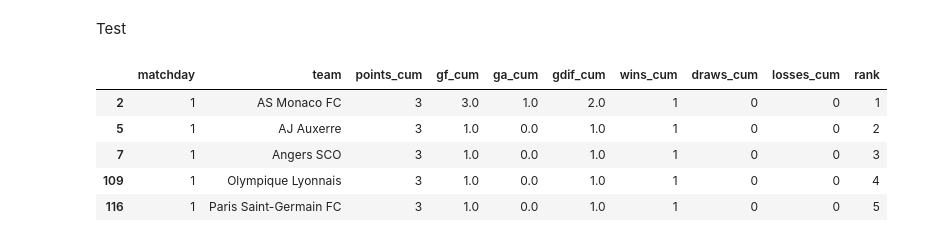
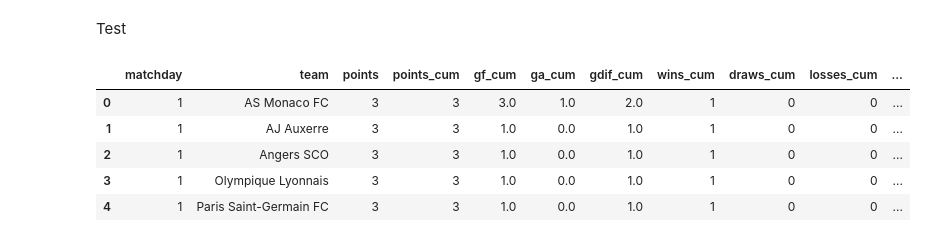
Before and after one commit to judithbreaud/ligue1_viz, a Jupyter notebook: notebooks/explore.ipynb, the cells around one changed output. Saved outputs shown, nothing was run; the diff lists cells and outputs as text; code cells hidden in the pictures.

```diff
--- a/notebooks/explore.ipynb
+++ b/notebooks/explore.ipynb
@@ -6,24 +6,16 @@ import pandas as pd             # manipulation de données tabulaires
 import sys
 import os
 import json                     # pour afficher proprement le JSON si besoin
-
-sys.path.append(os.path.abspath(".."))    # remonter d’un cran depuis notebooks/
-sys.path.append(os.path.abspath("../src"))
-
-
-from src.etl import fetch_matches, classement_interactif #,pts, classement_interactif
-# Cellule: obtenir le classement (standings) d'une compétition
-competition_id = 2015  # exemple: 2015 = Ligue 1 (selon football-data.org), 2021 = Premier League
-# Appel de l'API pour récupérer les standings
-matches_json = fetch_matches(2015,2025)
-
-
-standings_long=classement_interactif(matches_json)
-standings_long.head()
+import matplotlib.pyplot as plt
+sys.path.append(os.path.abspath(".."))
-# %% [output]
-|  | matchday | team | points_cum | gf_cum | ga_cum | gdif_cum | wins_cum | draws_cum | losses_cum | rank |
-| 2 | 1 | AS Monaco FC | 3 | 3.0 | 1.0 | 2.0 | 1 | 0 | 0 | 1 |
-| 5 | 1 | AJ Auxerre | 3 | 1.0 | 0.0 | 1.0 | 1 | 0 | 0 | 2 |
-| 7 | 1 | Angers SCO | 3 | 1.0 | 0.0 | 1.0 | 1 | 0 | 0 | 3 |
-| 109 | 1 | Olympique Lyonnais | 3 | 1.0 | 0.0 | 1.0 | 1 | 0 | 0 | 4 |
-| 116 | 1 | Paris Saint-Germain FC | 3 | 1.0 | 0.0 | 1.0 | 1 | 0 | 0 | 5 |
+# %%
+df = pd.read_parquet("../data/processed/standings_long.parquet")
+
+df.head()
+# %% [output]
+|  | matchday | team | points | points_cum | gf_cum | ga_cum | gdif_cum | wins_cum | draws_cum | losses_cum | ... |
+| 0 | 1 | AS Monaco FC | 3 | 3 | 3.0 | 1.0 | 2.0 | 1 | 0 | 0 | ... |
+| 1 | 1 | AJ Auxerre | 3 | 3 | 1.0 | 0.0 | 1.0 | 1 | 0 | 0 | ... |
+| 2 | 1 | Angers SCO | 3 | 3 | 1.0 | 0.0 | 1.0 | 1 | 0 | 0 | ... |
+| 3 | 1 | Olympique Lyonnais | 3 | 3 | 1.0 | 0.0 | 1.0 | 1 | 0 | 0 | ... |
+| 4 | 1 | Paris Saint-Germain FC | 3 | 3 | 1.0 | 0.0 | 1.0 | 1 | 0 | 0 | ... |
```
Also changed, not shown: parts of 2 cells of this notebook, 2 other files.
